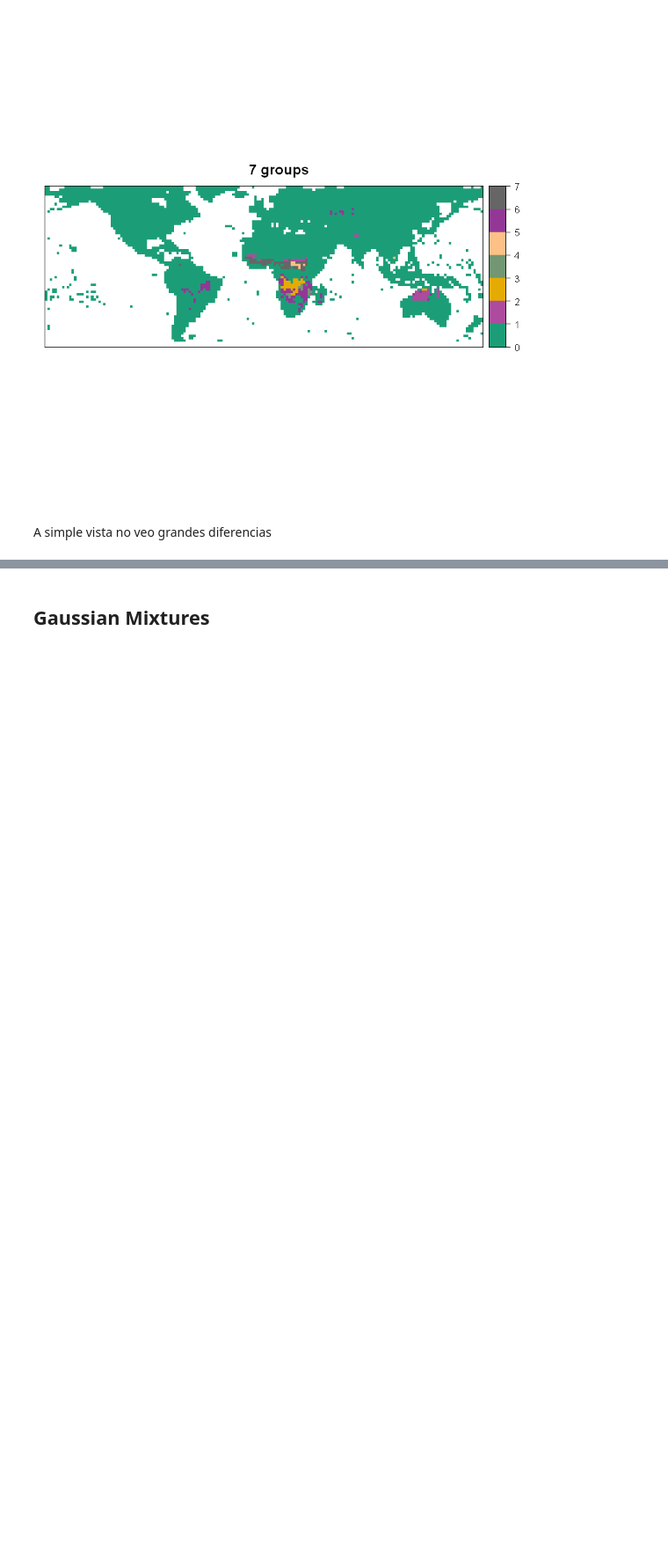
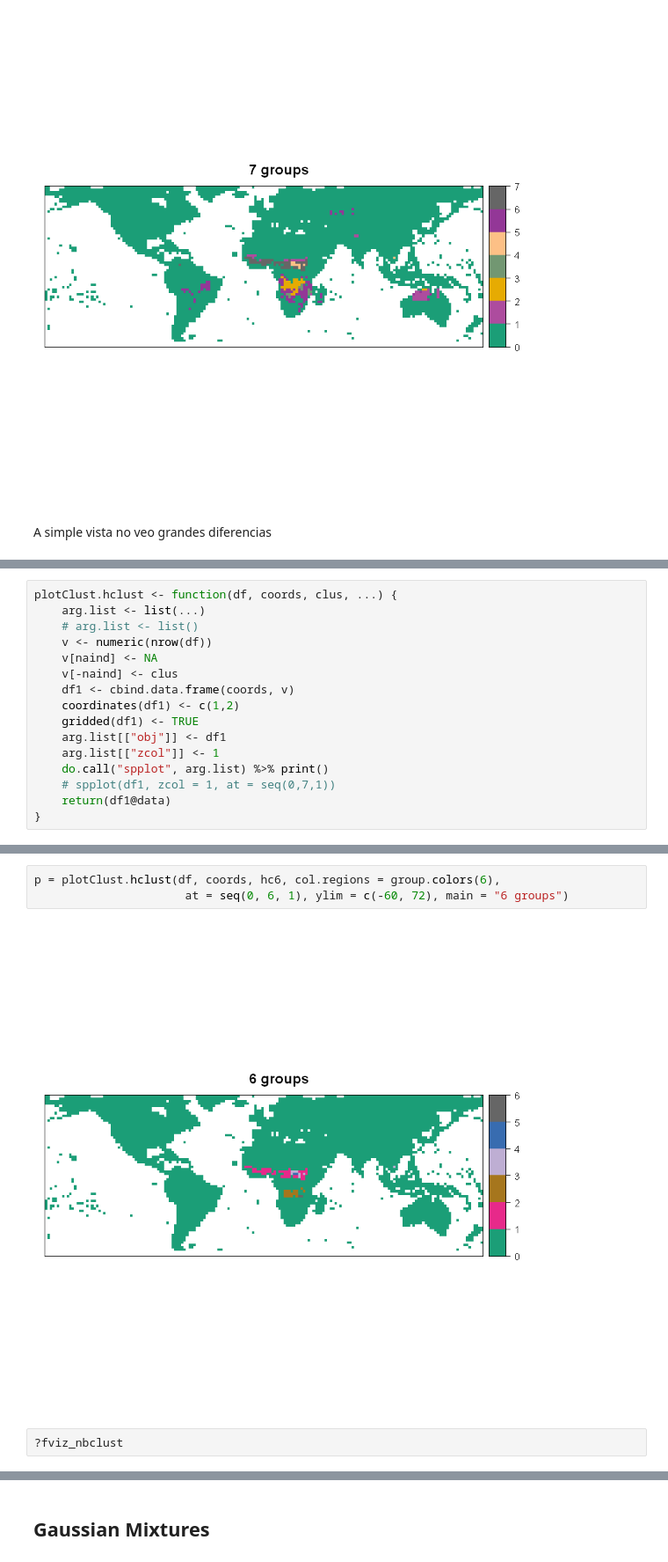
Before and after one commit to MarcosVM98/TFM, a Jupyter notebook: clustering.ipynb, the cells around one changed output, grey strips where cells are left out. Shown at 88% size. Drawn from its saved outputs; the diff is of its cells as text; blank space fills up the shorter version.

```diff
--- a/clustering.ipynb
+++ b/clustering.ipynb
@@ -143,0 +281,16 @@ A simple vista no veo grandes diferencias
+# %%
+plotClust.hclust <- function(df, coords, clus, ...) {
+    arg.list <- list(...)
+    # arg.list <- list()
+    v <- numeric(nrow(df))
+    v[naind] <- NA
+    v[-naind] <- clus
+    df1 <- cbind.data.frame(coords, v)
+    coordinates(df1) <- c(1,2)
+    gridded(df1) <- TRUE
+    arg.list[["obj"]] <- df1
+    arg.list[["zcol"]] <- 1
+    do.call("spplot", arg.list) %>% print()
+    # spplot(df1, zcol = 1, at = seq(0,7,1))
+    return(df1@data)
+}
@@ -143,0 +324,7 @@ A simple vista no veo grandes diferencias
+# %%
+p = plotClust.hclust(df, coords, hc6, col.regions = group.colors(6),
+                      at = seq(0, 6, 1), ylim = c(-60, 72), main = "6 groups")
+# %% [output]
+[figure, added]
+# %%
+?fviz_nbclust
```
Also changed, not shown: parts of 48 cells of this notebook.
